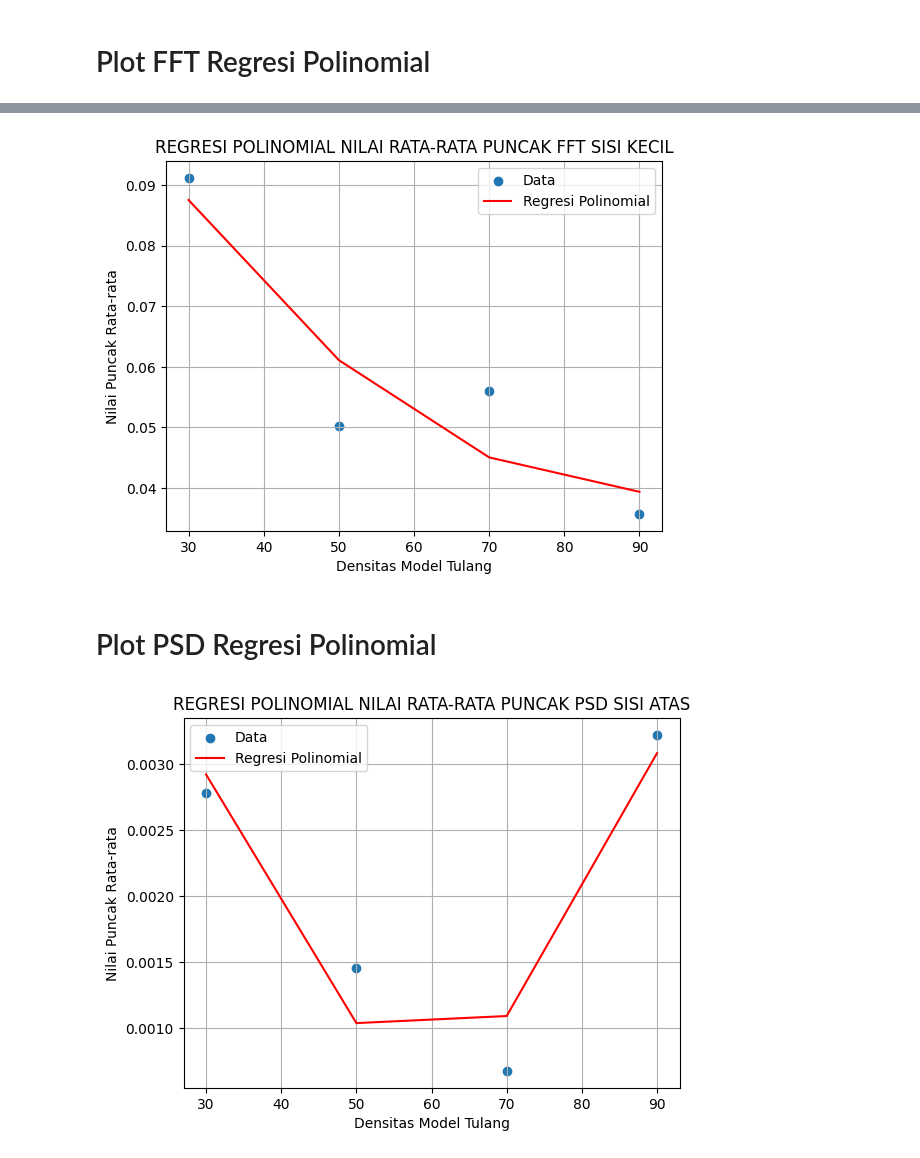
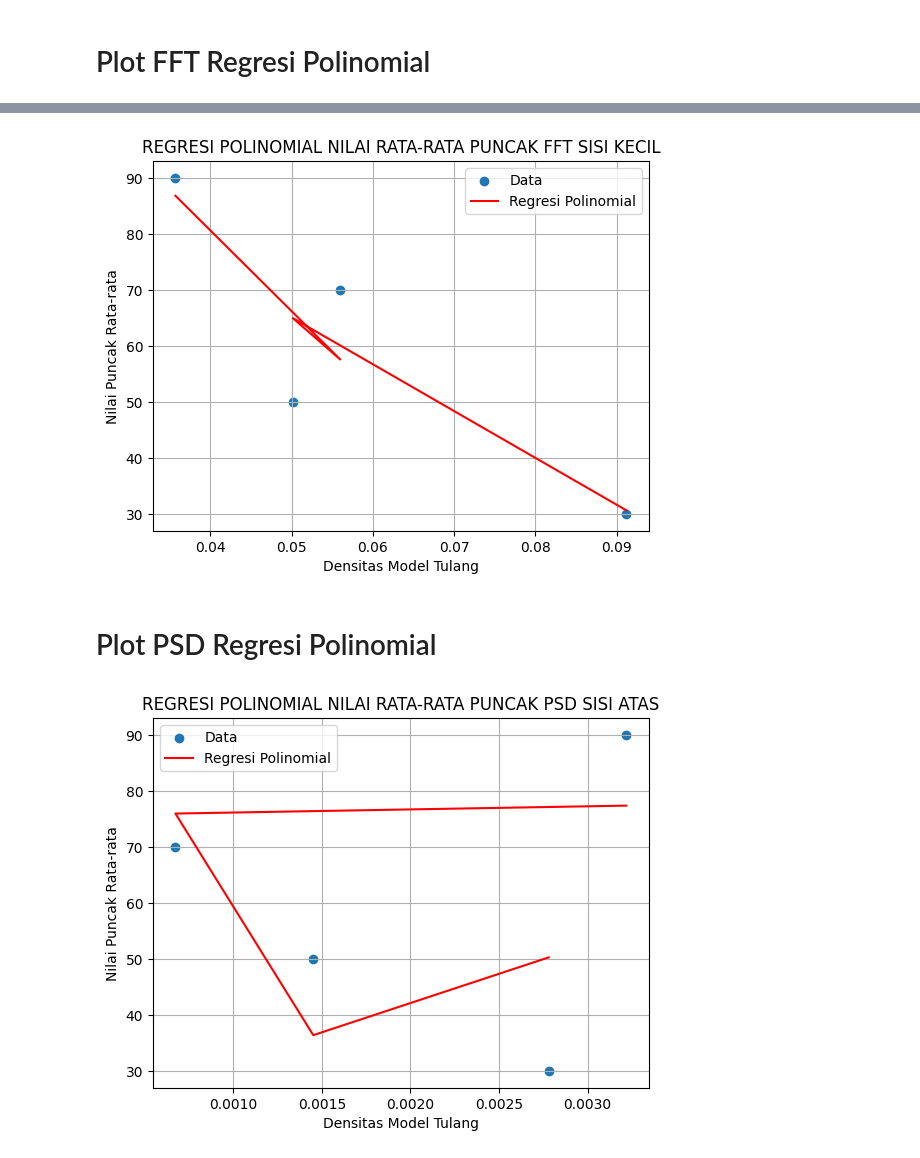
Before and after one commit to afalaudn/ta2023-boneusg, a Jupyter notebook: Data 6 Juli - Fix/Regresi Linier/Regresi All.ipynb, the cells around one changed output, grey strips where cells are left out. Saved outputs shown, nothing was run; the diff lists cells and outputs as text; code cells hidden in the pictures.

```diff
--- a/Data 6 Juli - Fix/Regresi Linier/Regresi All.ipynb
+++ b/Data 6 Juli - Fix/Regresi Linier/Regresi All.ipynb
@@ -221,7 +257,7 @@ plt.show()
 # %%
 # PLOT NILAI FFT PUNCAK SISI KECIL
-Y = np.array([0.091208, 0.050160, 0.055994, 0.035707])
-X = np.array([30, 50, 70, 90])
+X = np.array([0.091208, 0.050160, 0.055994, 0.035707])
+Y = np.array([30, 50, 70, 90])
 
 # Membuat model regresi polinomial (contoh menggunakan polinomial derajat 2)
 coefficients = np.polyfit(X, Y, 2)
@@ -242,33 +278,33 @@ plt.legend()
 plt.grid(True)
 plt.show()
 # %% [output]
-[figure, old version]
+[figure, new version]
 # %% [markdown]
 # Plot PSD Regresi Polinomial
 # %%
 # PLOT NILAI PSD PUNCAK SISI ATAS
-Y = np.array([0.002781, 0.001452, 0.000674, 0.003219])
-X = np.array([30, 50, 70, 90])
+X = np.array([0.002781, 0.001452, 0.000674, 0.003219])
+Y = np.array([30, 50, 70, 90])
 
 # Membuat model regresi polinomial (contoh menggunakan polinomial derajat 2)
 coefficients = np.polyfit(X, Y, 2)
 a_2 = coefficients[0]
 a_1 = coefficients[1]
 a_0 = coefficients[2]
 
 # Membuat persamaan regresi polinomial
 regression_line = np.poly1d(coefficients)
 
 # Plot data dan regresi polinomial
 plt.scatter(X, Y, label='Data')
 plt.plot(X, regression_line(X), color='red', label='Regresi Polinomial')
 plt.xlabel('Densitas Model Tulang')
 plt.ylabel('Nilai Puncak Rata-rata')
 plt.title("REGRESI POLINOMIAL NILAI RATA-RATA PUNCAK PSD SISI ATAS")
 plt.legend()
 plt.grid(True)
 plt.show()
 # %% [output]
-[figure, old version]
+[figure, new version]
 # %%
 # PLOT NILAI PSD PUNCAK SISI SAMPING
```
Also changed, not shown: parts of 29 cells of this notebook, 11 other files.
